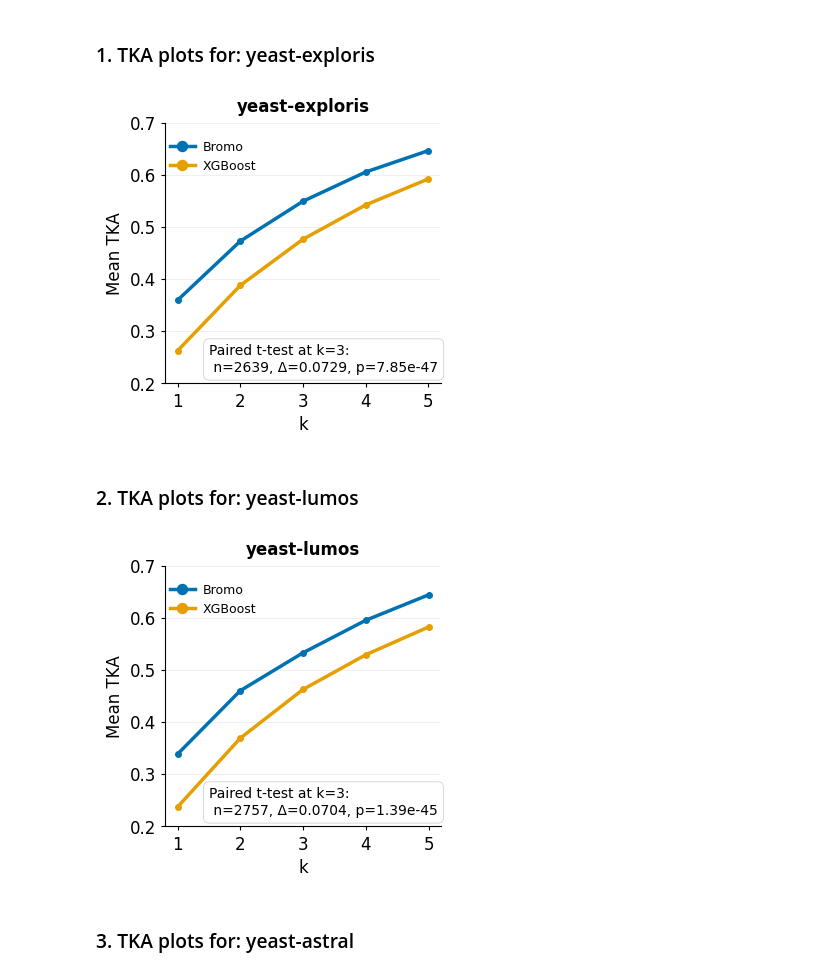
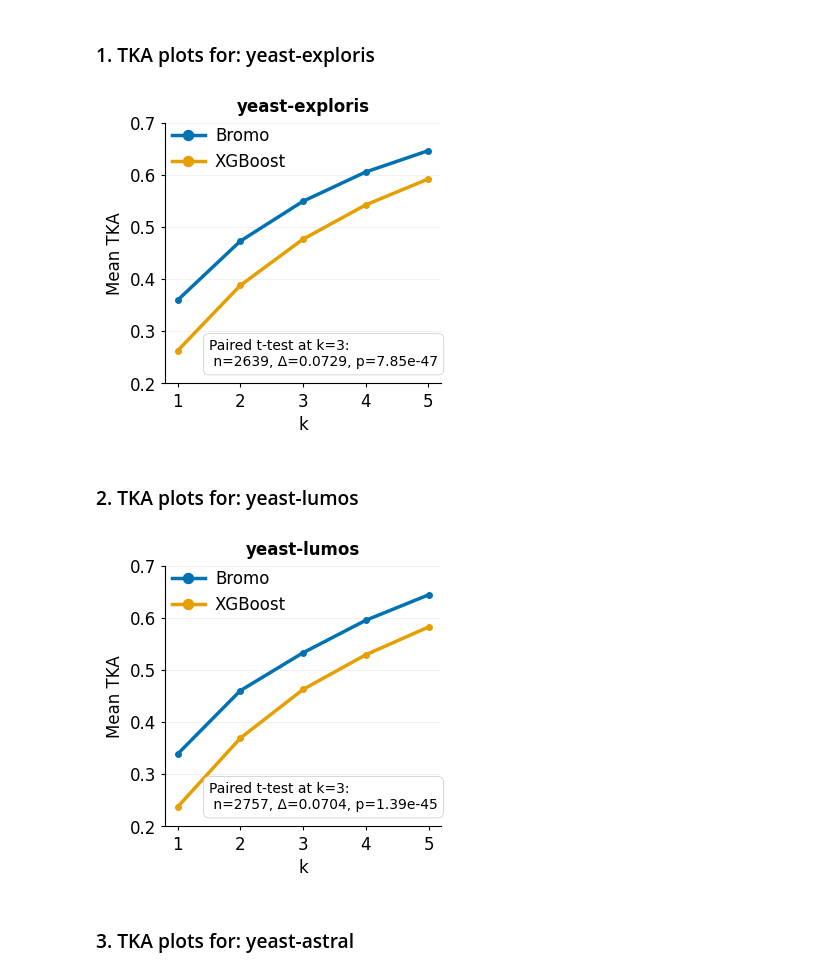
Before and after one commit to Noble-Lab/bromo-manuscript, a Jupyter notebook: ReproduceFigures/05-PlotFigure2ABC/fig2abc_builder.ipynb, the cells around one changed output. Drawn from its saved outputs; the diff is of its cells as text; code cells hidden in the pictures.

Commit message:
new figures

```diff
--- a/ReproduceFigures/05-PlotFigure2ABC/fig2abc_builder.ipynb
+++ b/ReproduceFigures/05-PlotFigure2ABC/fig2abc_builder.ipynb
@@ -12,11 +12,12 @@ xgboost_uniquepair_exploris = avg_fwdrev_score(xgboost_preds_exploris)
 # %%
 curve_dicts_q1_exploris = eval_curve_list(
     dfs = [bromo_uniquepair_exploris,xgboost_uniquepair_exploris],
     topk=5, metric="q1", labels=['Bromo','XGBoost'],
     title = 'yeast-exploris',
     save_path = './fig2b_exploris.pdf',
-    ttest_loc = (0.16, 0.15),
+    ttest_loc = (0.16, 0.17),
     ylim = (0.2,0.7),
-    ttest_text_fs = 10)
+    ttest_text_fs = 10,
+    legend_fs = 12)
 # %% [output]
-[figure, old version]
+[figure, new version]
@@ -34,8 +37,9 @@ curve_dicts_q1_lumos = eval_curve_list(
     topk=5, metric="q1", labels=['Bromo','XGBoost'],
     title = 'yeast-lumos',
     save_path = './fig2c_lumos.pdf',
-    ttest_loc = (0.16, 0.15),
+    ttest_loc = (0.16, 0.17),
     ylim = (0.2,0.7),
-    ttest_text_fs = 10)
+    ttest_text_fs = 10,
+    legend_fs = 12)
 # %% [output]
-[figure, old version]
+[figure, new version]
```
Also changed, not shown: parts of 4 cells of this notebook, 13 other files.
